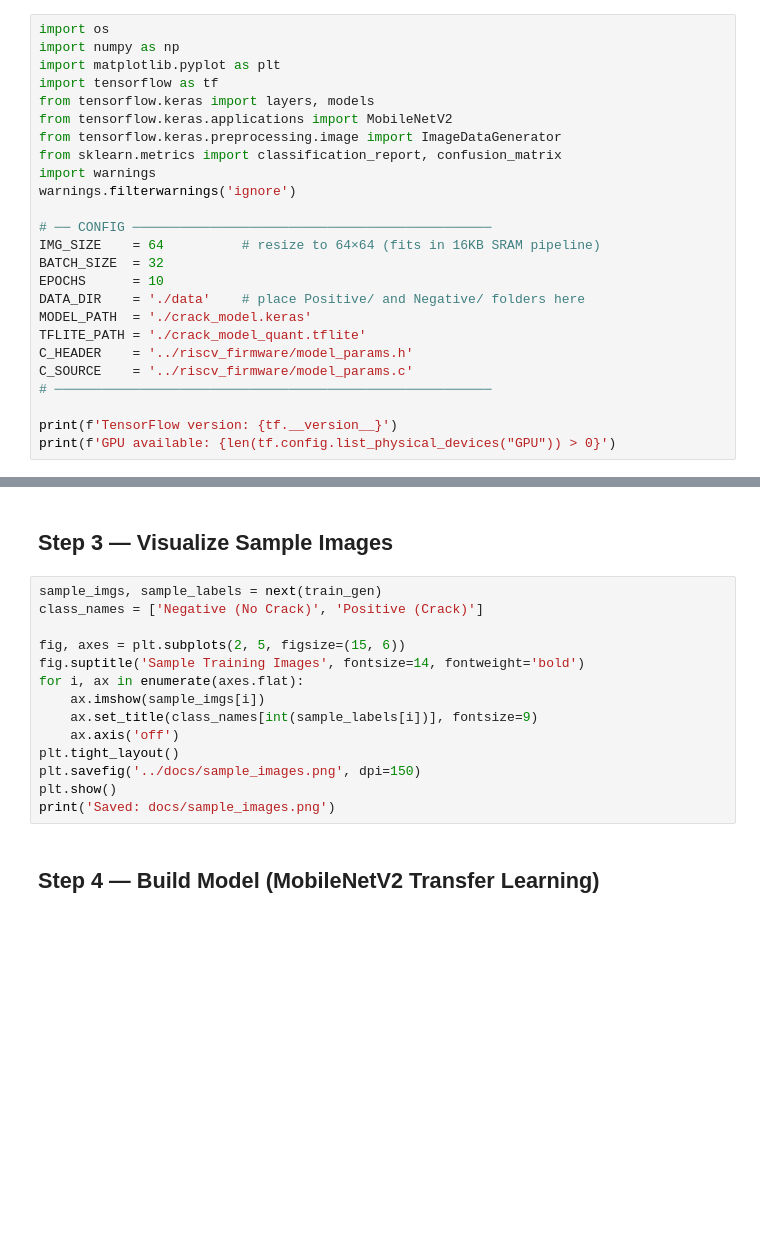
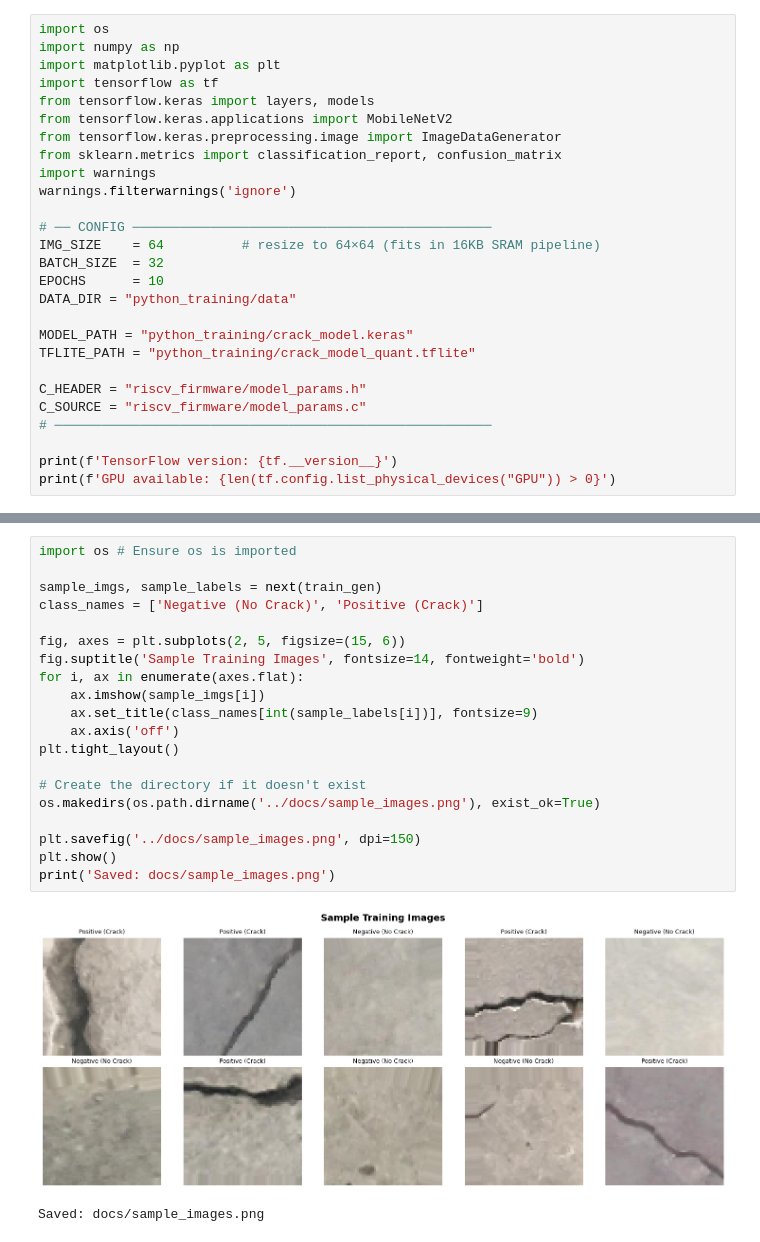
Before and after one commit to K-Sai-2005/EDGE-AI-RISCV, a Jupyter notebook: python_training/CrackDetection_Training.ipynb, the cells around one changed output, grey strips where cells are left out. Saved outputs shown, nothing was run; the diff lists cells and outputs as text; blank space fills up the shorter version.

```diff
--- a/python_training/CrackDetection_Training.ipynb
+++ b/python_training/CrackDetection_Training.ipynb
@@ -31,11 +48,13 @@ warnings.filterwarnings('ignore')
 IMG_SIZE    = 64          # resize to 64×64 (fits in 16KB SRAM pipeline)
 BATCH_SIZE  = 32
 EPOCHS      = 10
-DATA_DIR    = './data'    # place Positive/ and Negative/ folders here
-MODEL_PATH  = './crack_model.keras'
-TFLITE_PATH = './crack_model_quant.tflite'
-C_HEADER    = '../riscv_firmware/model_params.h'
-C_SOURCE    = '../riscv_firmware/model_params.c'
+DATA_DIR = "python_training/data"
+
+MODEL_PATH = "python_training/crack_model.keras"
+TFLITE_PATH = "python_training/crack_model_quant.tflite"
+
+C_HEADER = "riscv_firmware/model_params.h"
+C_SOURCE = "riscv_firmware/model_params.c"
 # ────────────────────────────────────────────────────────
 
 print(f'TensorFlow version: {tf.__version__}')
@@ -83,21 +111,26 @@ print(f'Validation samples: {val_gen.samples}')
-# %% [markdown]
-## Step 3 — Visualize Sample Images
 # %%
+import os # Ensure os is imported
+
 sample_imgs, sample_labels = next(train_gen)
 class_names = ['Negative (No Crack)', 'Positive (Crack)']
 
 fig, axes = plt.subplots(2, 5, figsize=(15, 6))
 fig.suptitle('Sample Training Images', fontsize=14, fontweight='bold')
 for i, ax in enumerate(axes.flat):
     ax.imshow(sample_imgs[i])
     ax.set_title(class_names[int(sample_labels[i])], fontsize=9)
     ax.axis('off')
 plt.tight_layout()
+
+# Create the directory if it doesn't exist
+os.makedirs(os.path.dirname('../docs/sample_images.png'), exist_ok=True)
+
 plt.savefig('../docs/sample_images.png', dpi=150)
 plt.show()
 print('Saved: docs/sample_images.png')
+# %% [output]
+[figure, added]
+Saved: docs/sample_images.png
-# %% [markdown]
-## Step 4 — Build Model (MobileNetV2 Transfer Learning)
 # %%
 # Load MobileNetV2 pretrained on ImageNet, exclude top layers
 base_model = MobileNetV2(
```
Also changed, not shown: parts of 23 cells of this notebook.
